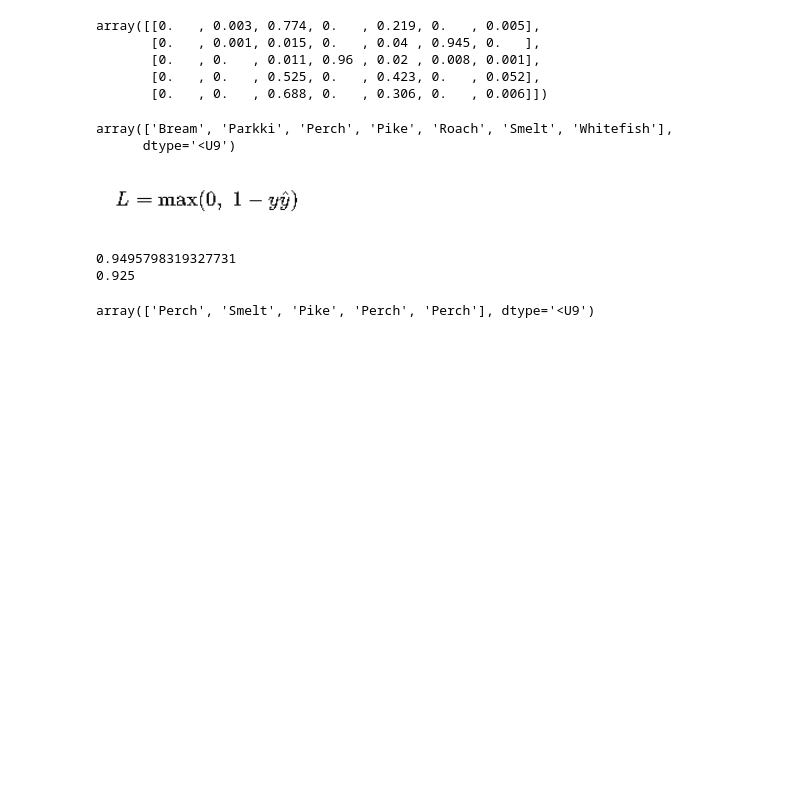
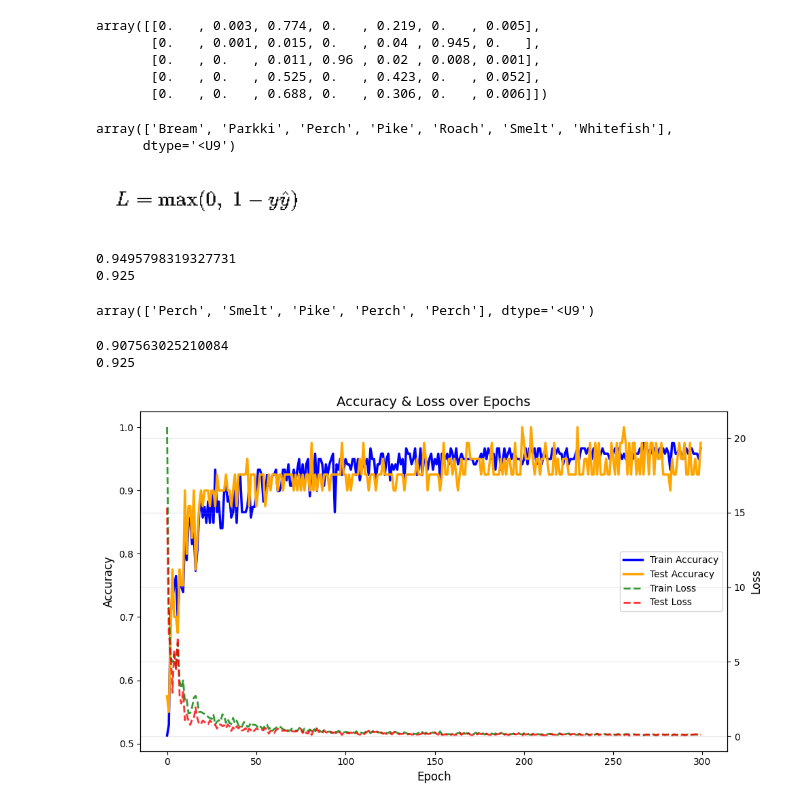
Before and after one commit to lumizel/AI_26, a Jupyter notebook: 04_02_확률적경사하강법.ipynb, the cells around one changed output. Cells and saved outputs as stored; diff of their text form; code cells hidden in the pictures; blank space fills up the shorter version.

```diff
--- a/04_02_확률적경사하강법.ipynb
+++ b/04_02_확률적경사하강법.ipynb
@@ -376,3 +376,10 @@ sc_hinge.predict(test_scaled[:5]) # Perch Smelt Pike Perch Perch
 # np.round(proba, decimals=3)
 # %% [output]
 array(['Perch', 'Smelt', 'Pike', 'Perch', 'Perch'], dtype='<U9')
+# %%
+sc_hinge.partial_fit(train_scaled, train_target)
+print(sc_hinge.score(train_scaled, train_target))
+print(sc_hinge.score(test_scaled, test_target))
+# %% [output]
+0.907563025210084
+0.925
@@ -378,0 +411,48 @@ array(['Perch', 'Smelt', 'Pike', 'Perch', 'Perch'], dtype='<U9')
+# %%
+fig, ax1 = plt.subplots(figsize=(10,6))
+
+# Accuracy (왼쪽 축)
+ax1.plot(train_score,
+         color='blue',
+         linewidth=2.5,
+         label='Train Accuracy')
+
+ax1.plot(test_score,
+         color='orange',
+         linewidth=2.5,
+         label='Test Accuracy')
+
+ax1.set_xlabel('Epoch', fontsize=12)
+ax1.set_ylabel('Accuracy', fontsize=12)
+ax1.tick_params(axis='y')
+
+# Loss (오른쪽 축)
+ax2 = ax1.twinx()
+
+ax2.plot(train_loss,
+         color='green',
+         linestyle='--',
+         linewidth=2,
+         alpha=0.8,
+         label='Train Loss')
+
+ax2.plot(test_loss,
+         color='red',
+         linestyle='--',
+         linewidth=2,
+         alpha=0.8,
+         label='Test Loss')
+
+ax2.set_ylabel('Loss', fontsize=12)
+
+# 범례 합치기
+lines1, labels1 = ax1.get_legend_handles_labels()
+lines2, labels2 = ax2.get_legend_handles_labels()
+ax1.legend(lines1 + lines2, labels1 + labels2, loc='center right')
+
+plt.title('Accuracy & Loss over Epochs', fontsize=14)
+plt.grid(alpha=0.3)
+plt.tight_layout()
+plt.show()
+# %% [output]
+[figure, added]
```
Also changed, not shown: parts of 7 cells of this notebook.
